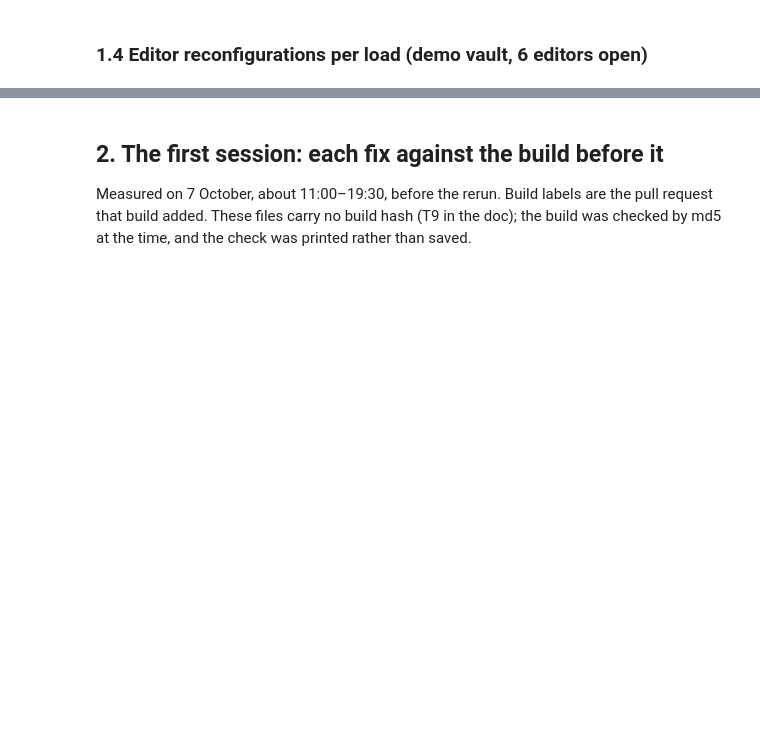
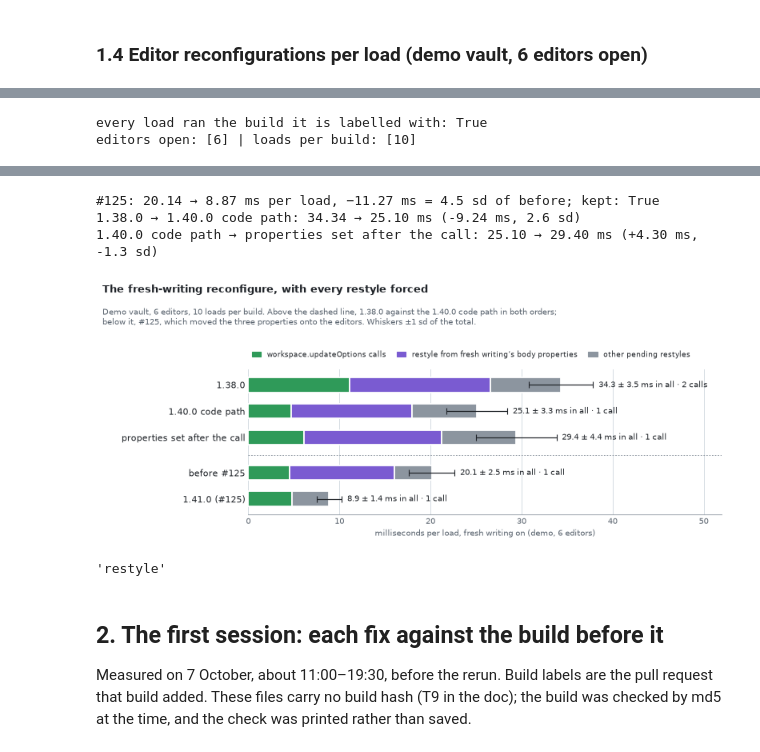
Before and after one commit to Lucas-Liona/obsidian-pulsar-graph, a Jupyter notebook: bench/performance.ipynb, the cells around one changed output, grey strips where cells are left out. Saved outputs shown, nothing was run; the diff lists cells and outputs as text; code cells hidden in the pictures; blank space fills up the shorter version.

```diff
--- a/bench/performance.ipynb
+++ b/bench/performance.ipynb
@@ -449,0 +461,65 @@ defaults, whole load 1.38.0 → 1.40.0: −10.7 ms = 1.7 sd of before; kept: Fal
+# %%
+rs = read('restyle/loads.csv')
+rs['other_restyle_ms'] = rs.restyle_pending_before_call_ms + rs.restyle_pending_after_load_ms
+build_hash = dict(zip(builds.build, builds.main_sha256))
+print('every load ran the build it is labelled with:',
+      bool((rs.main_sha256 == rs.build.map({'1.38.0': build_hash['1.38.0'], '1.40.0 code path': build_hash['1.40.0 code path'],
+                                            'properties set after the call': build_hash['properties set after the call'],
+                                            'before #125': build_hash['1.40.0 code path'], '1.41.0 (#125)': build_hash['1.41.0']})).all()))
+print('editors open:', rs.editors.unique(), '| loads per build:', rs.groupby('build', sort=False).size().unique())
+rs_order = ['1.38.0', '1.40.0 code path', 'properties set after the call', 'before #125', '1.41.0 (#125)']
+cols = ['reconfigure_ms', 'restyle_from_properties_ms', 'other_restyle_ms', 'total_ms']
+rs_tbl = pd.DataFrame({c: rs.groupby('build').apply(lambda g, c=c: pm(*stat(g[c])[:2])) for c in cols})
+rs_tbl.insert(0, 'calls', rs.groupby('build').calls.agg(lambda x: sorted(set(x))))
+rs_tbl.insert(0, 'comparison', rs.groupby('build').comparison.first())
+display(rs_tbl.loc[rs_order])
+k = keep_rule(rs[rs.build == 'before #125'].total_ms, rs[rs.build == '1.41.0 (#125)'].total_ms)
+print(f'#125: {k.before:.2f} → {k.after:.2f} ms per load, −{k.moved:.2f} ms = {k.moved_in_sd:.1f} sd of before; kept: {k.kept}')
+for a_, b_ in (('1.38.0', '1.40.0 code path'), ('1.40.0 code path', 'properties set after the call')):
+    k = keep_rule(rs[rs.build == a_].total_ms, rs[rs.build == b_].total_ms)
+    print(f'{a_} → {b_}: {k.before:.2f} → {k.after:.2f} ms ({-k.moved:+.2f} ms, {k.moved_in_sd:.1f} sd)')
+
+RS = {'light': dict(reconfigure='#2f9a59', restyle='#7a5bd1', other='#8c959f'),
+      'dark': dict(reconfigure='#2e9d5c', restyle='#9085e9', other='#6e7681')}
+
+
+def draw_restyle(t):
+    c = RS['light' if t['page'] == '#ffffff' else 'dark']
+    fig, ax = plt.subplots(figsize=(10, 4.2))
+    fig.subplots_adjust(left=0.24, right=0.98, top=0.67, bottom=0.13)
+    y = np.arange(len(rs_order))[::-1] * 1.0
+    y[-2:] -= 0.35
+    for yi, b in zip(y, rs_order):
+        g = rs[rs.build == b]
+        left = 0.0
+        for col, key in (('reconfigure_ms', 'reconfigure'), ('restyle_from_properties_ms', 'restyle'), ('other_restyle_ms', 'other')):
+            w = g[col].mean()
+            if w > 0.05:
+                ax.barh(yi, w, left=left, height=0.56, color=c[key], linewidth=1.6, edgecolor=t['page'], zorder=2)
+            left += w
+        tot = g.total_ms
+        ax.errorbar(tot.mean(), yi, xerr=tot.std(), fmt='none', ecolor=t['ink'], elinewidth=1.1, capsize=3.5, zorder=3)
+        ax.text(tot.mean() + tot.std() + 0.6, yi, f'{tot.mean():.1f} ± {tot.std():.1f} ms in all · {int(g.calls.iloc[0])} call{"s" if g.calls.iloc[0] > 1 else ""}',
+                va='center', fontsize=9, color=t['text'])
+    ax.axhline((y[2] + y[3]) / 2, color=t['axis'], linewidth=0.8, linestyle=(0, (2, 2)))
+    ax.set_yticks(y, rs_order)
+    ax.set_ylim(y[-1] - 0.6, y[0] + 0.6)
+    ax.set_xlim(0, 52)
+    style(ax, t, 'milliseconds per load, fresh writing on (demo, 6 editors)')
+    from matplotlib.patches import Patch
+    leg = fig.legend(handles=[Patch(color=c['reconfigure'], label='workspace.updateOptions calls'),
+                              Patch(color=c['restyle'], label='restyle from fresh writing’s body properties'),
+                              Patch(color=c['other'], label='other pending restyles')],
+                     loc='upper left', bbox_to_anchor=(0.235, 0.765), ncol=3, frameon=False, fontsize=8.5, handlelength=1.2, columnspacing=1.4)
+    for text in leg.get_texts():
+        text.set_color(t['text'])
+    caption(fig, t, 'The fresh-writing reconfigure, with every restyle forced',
+            'Demo vault, 6 editors, 10 loads per build. Above the dashed line, 1.38.0 against the 1.40.0 code path in both orders;\n'
+            'below it, #125, which moved the three properties onto the editors. Whiskers ±1 sd of the total.')
+    return fig
+
+
+save(draw_restyle, 'restyle')
+# %% [output]
+every load ran the build it is labelled with: True
+editors open: [6] | loads per build: [10]
@@ -450,3 +533,8 @@ defaults, whole load 1.38.0 → 1.40.0: −10.7 ms = 1.7 sd of before; kept: Fal
+#125: 20.14 → 8.87 ms per load, −11.27 ms = 4.5 sd of before; kept: True
+1.38.0 → 1.40.0 code path: 34.34 → 25.10 ms (-9.24 ms, 2.6 sd)
+1.40.0 code path → properties set after the call: 25.10 → 29.40 ms (+4.30 ms, -1.3 sd)
+[figure, added]
+'restyle'
 # %% [markdown]
 ## 2. The first session: each fix against the build before it
 
```
Also changed, not shown: parts of 6 cells of this notebook, 15 other files.
